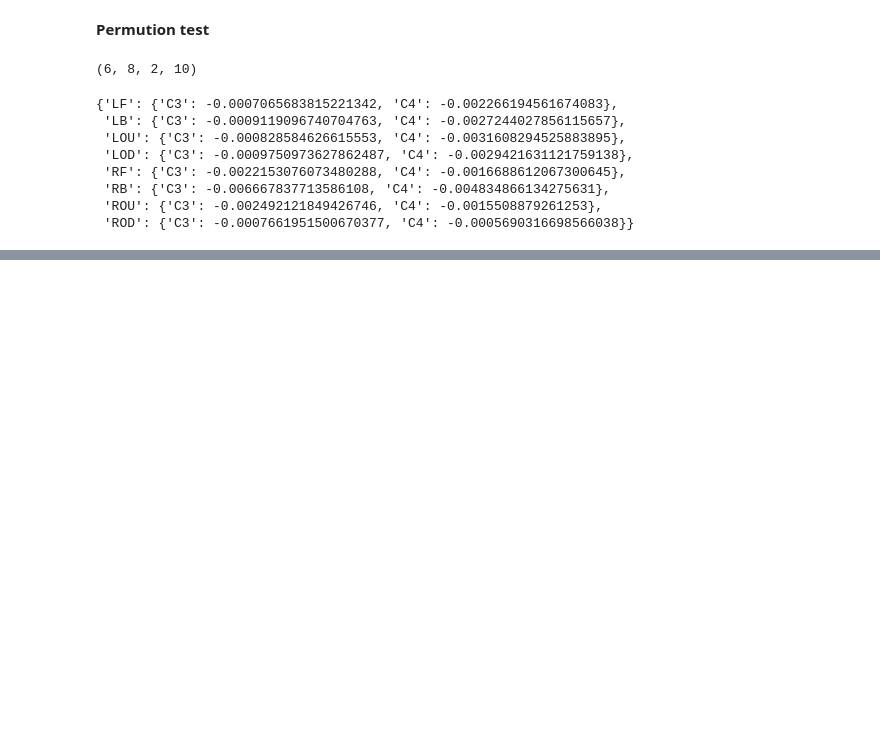
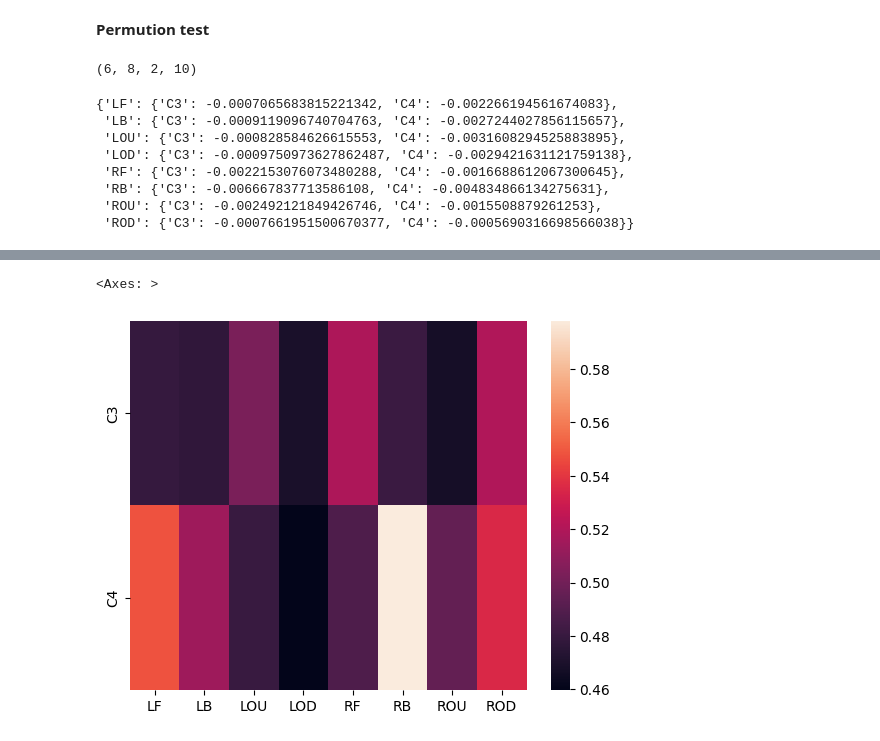
Before and after one commit to aliyazdanifar81/In-ear-EEG, a Jupyter notebook: evaluation.ipynb, the cells around one changed output, grey strips where cells are left out. Drawn from its saved outputs; the diff is of its cells as text; code cells hidden in the pictures; blank space fills up the shorter version.

```diff
--- a/evaluation.ipynb
+++ b/evaluation.ipynb
@@ -617,0 +735,6 @@ p_values
+# %%
+for key in p_values.keys():
+    for sub_key in p_values[key].keys():
+        p_values[key][sub_key] = np.mean(p_values[key][sub_key])
+# %%
+pv_df = pd.DataFrame(p_values)
@@ -617,0 +747,5 @@ p_values
+# %%
+sns.heatmap(pv_df)
+# %% [output]
+<Axes: >
+[figure, added]
```
Also changed, not shown: parts of 36 cells of this notebook, 1 other file.
